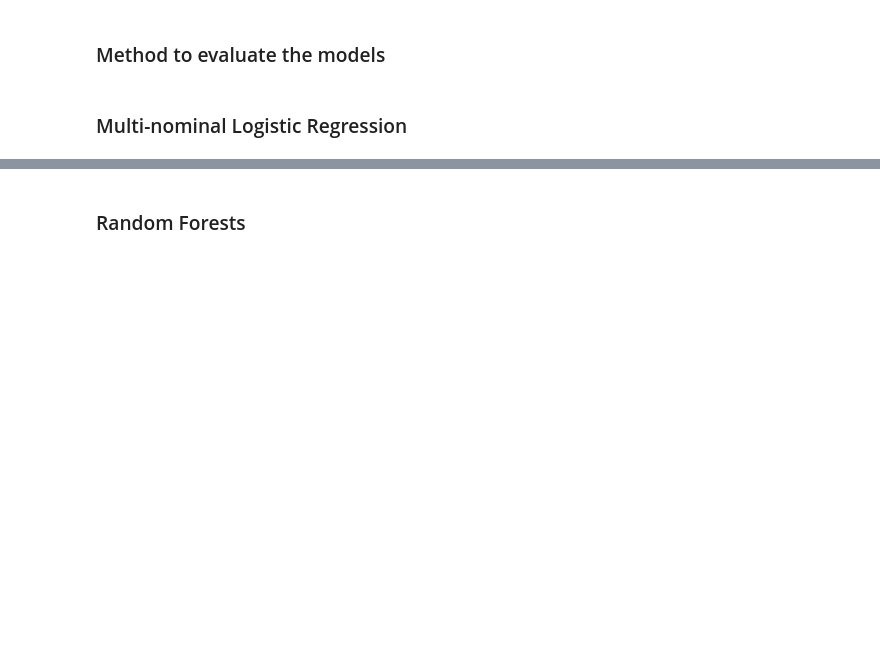
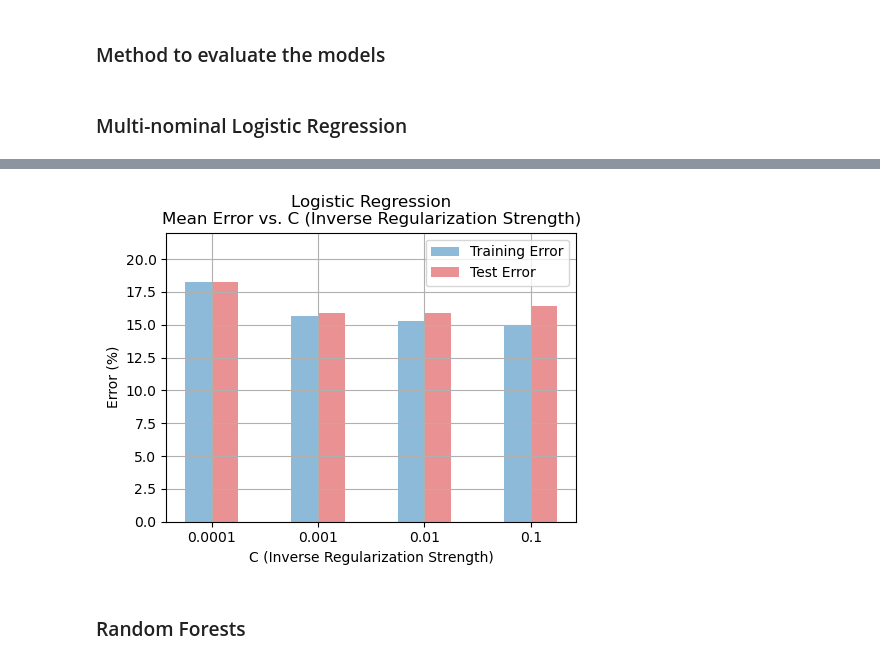
Before and after one commit to henrikdchristensen/DIKU-MLA-A5-Classification-and-DifferentiableProgramming, a Jupyter notebook: notebook.ipynb, the cells around one changed output, grey strips where cells are left out. Cells and saved outputs as stored; diff of their text form; code cells hidden in the pictures; blank space fills up the shorter version.

```diff
--- a/notebook.ipynb
+++ b/notebook.ipynb
@@ -62,59 +128,30 @@ def evaluate_classifier(y_true_train, y_pred_train, y_true_test, y_pred_test, cl
 # %%
-import numpy as np
-import matplotlib.pyplot as plt
-from sklearn.linear_model import LogisticRegression
-from sklearn.model_selection import GridSearchCV
-
-# Hyperparameter tuning
-param_grid = {
-    'C': [0.0001, 0.001, 0.01, 0.1]
-}
-
-# Grid search
-grid_search = GridSearchCV(estimator=LogisticRegression(max_iter=10000, n_jobs=-1),
-                           param_grid=param_grid,
-                           n_jobs=-1,
-                           cv=5,
-                           return_train_score=True)
-grid_search.fit(X_train, y_train.values.ravel())
-
-best_model = grid_search.best_estimator_
-
-# Print best hyperparameters
-print("Best Hyperparameters:")
-print(grid_search.best_params_)
-
-# Predict and evaluate using the best model
-train_pred = best_model.predict(X_train)
-test_pred = best_model.predict(X_test)
-
-# Evaluate the model
-evaluate_classifier(y_train, train_pred, y_test, test_pred, f"Logistic Regression (Best Model)")
-
 # Plotting cross-validation results
-mean_train_scores = grid_search.cv_results_['mean_train_score']
-mean_test_scores = grid_search.cv_results_['mean_test_score']
+lr_mean_train_scores = lr_grid_search.cv_results_['mean_train_score']
+lr_mean_test_scores = lr_grid_search.cv_results_['mean_test_score']
 
 # Bar chart settings
-index = np.arange(len(param_grid['C']))
+index = np.arange(len(lr_param['C']))
 bar_width = 0.25
 
 plt.figure(figsize=(5, 4))
-plt.bar(index, 100-mean_train_scores*100, bar_width, label='Training Error', color='tab:blue', alpha=0.5)
-plt.bar(index + bar_width, 100-mean_test_scores*100, bar_width, label='Test Error', color='tab:red', alpha=0.5)
+plt.bar(index, 100-lr_mean_train_scores*100, bar_width, label='Training Error', color='tab:blue', alpha=0.5)
+plt.bar(index + bar_width, 100-lr_mean_test_scores*100, bar_width, label='Test Error', color='tab:red', alpha=0.5)
 
 # Set the x-tick positions and labels
 tick_positions = index + bar_width/2
-plt.xticks(tick_positions, param_grid['C'])
+plt.xticks(tick_positions, lr_param['C'])
 
 plt.xlabel('C (Inverse Regularization Strength)')
 plt.ylabel('Error (%)')
 plt.ylim(0, 22)
 plt.title('Logistic Regression\nMean Error vs. C (Inverse Regularization Strength)')
 plt.legend()
 plt.grid(True, which='both')
 plt.tight_layout()
 plt.show()
+# %% [output]
+[figure, added]
 # %% [markdown]
 ### Random Forests
 # %%
```
Also changed, not shown: parts of 9 cells of this notebook, 2 other files.
